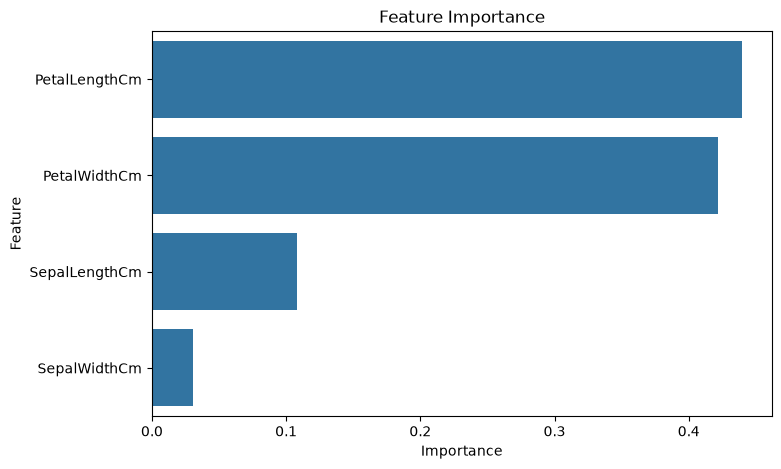
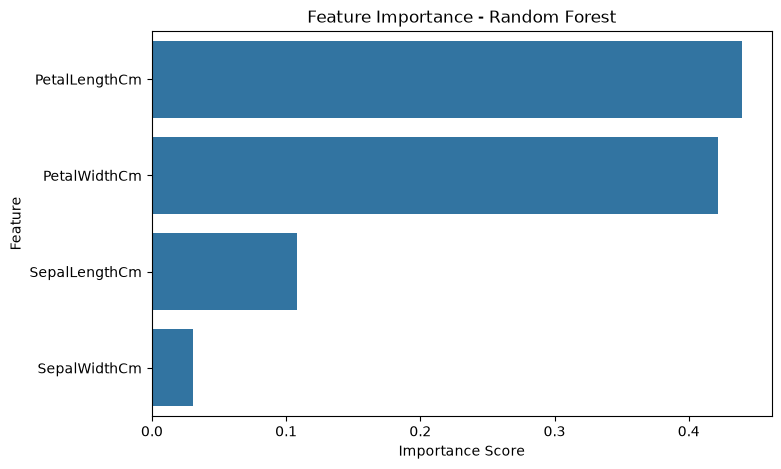
Unified diff of the notebook cell whose output changed from the first chart to the second:
--- before
+++ after
@@ -7,5 +7,12 @@
 )
 
-plt.title("Feature Importance")
+plt.title("Feature Importance - Random Forest")
+plt.xlabel("Importance Score")
+plt.ylabel("Feature")
+
+# Save the image
+plt.savefig("../Images/feature_importance.png",
+            dpi=300,
+            bbox_inches="tight")
 
 plt.show()

Commit: Add project screenshots to README